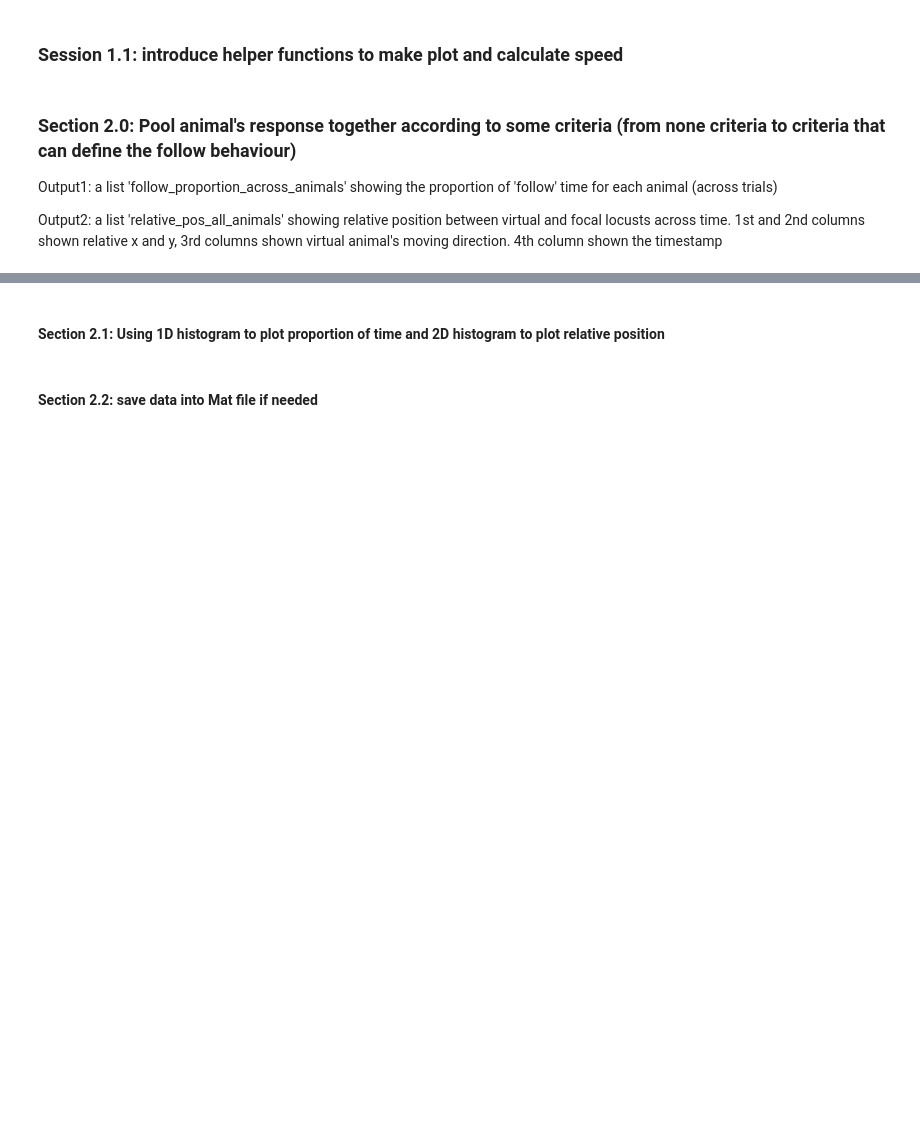
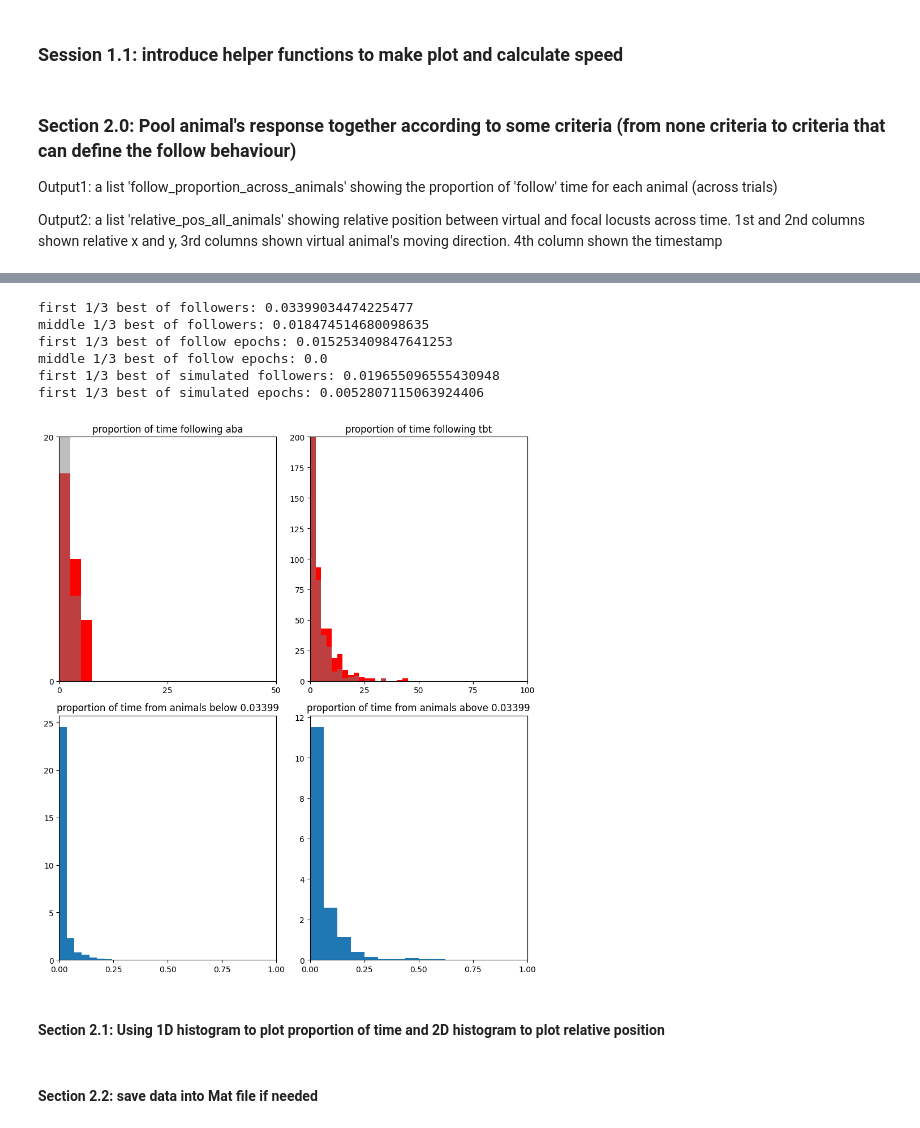
Before and after one commit to chiyu1203/UnityDataAnalysis, a Jupyter notebook: time_series_analysis_tutorial.ipynb, the cells around one changed output, grey strips where cells are left out. Drawn from its saved outputs; the diff is of its cells as text; code cells hidden in the pictures; blank space fills up the shorter version.

```diff
--- a/time_series_analysis_tutorial.ipynb
+++ b/time_series_analysis_tutorial.ipynb
@@ -212,3 +239,14 @@ plt.show()
+# %%
+#plot_follow_response_distribution(all_evaluation)
+follow_time_aba,follow_time_tbt=plot_follow_response_distribution(all_evaluation[all_evaluation['speed']==2])
+# %% [output]
+first 1/3 best of followers: 0.03399034474225477
+middle 1/3 best of followers: 0.018474514680098635
+first 1/3 best of follow epochs: 0.015253409847641253
+middle 1/3 best of follow epochs: 0.0
+first 1/3 best of simulated followers: 0.019655096555430948
+first 1/3 best of simulated epochs: 0.0052807115063924406
+[figure, added]
 # %%
 ##plot the relationship between travel distance and proportion of following time
 # print("first 1/3 best of followers:", np.quantile(follow_time_aba, 0.66))
```
Also changed, not shown: parts of 12 cells of this notebook.
